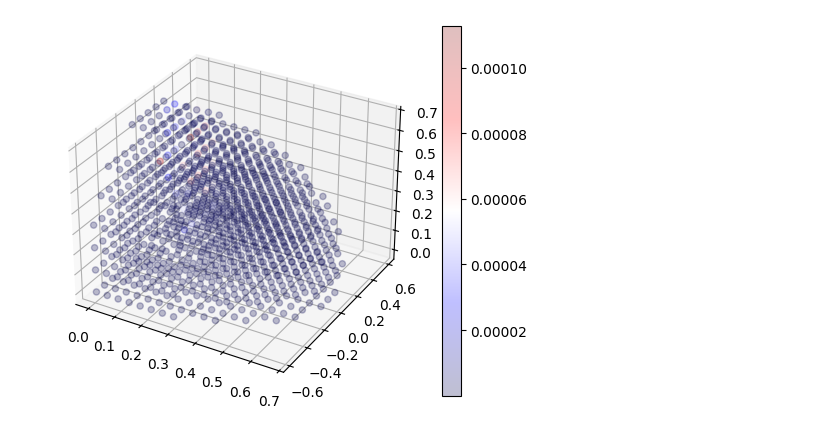
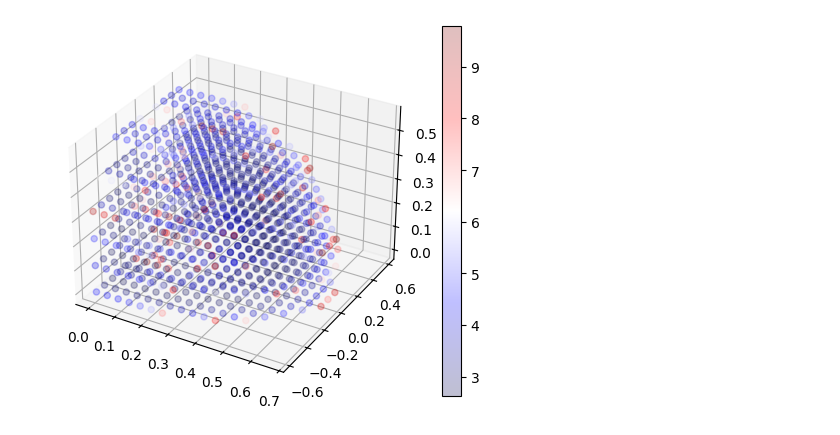
Before and after one commit to composable-learning-manipulation/robot_force_precision_calc, a Jupyter notebook: z1_calculate_ft_precision.ipynb, the cells around one changed output. Cells and saved outputs as stored; diff of their text form; code cells hidden in the pictures.

Commit message:
added sign combination for torque error; added slices

```diff
--- a/z1_calculate_ft_precision.ipynb
+++ b/z1_calculate_ft_precision.ipynb
@@ -40,8 +40,8 @@ import matplotlib.pyplot as plt
 VISUALIZER = MeshcatVisualizer
 
 # IK params
-IK_EPS = 1e-3
-IK_IT_MAX = 100
+IK_EPS = 1e-5
+IK_IT_MAX = 300
 IK_DT = 1e-1
 IK_DAMP = 1e-12
 
@@ -107,8 +107,17 @@ def solve_ik(oMdes: pin.SE3, q0: np.ndarray):
 
 def ft_precision(model, data, ee_frame_id, q: np.ndarray, torque_error: np.ndarray) -> np.float64:
     J = pin.computeFrameJacobian(model, data, q, ee_frame_id, pin.ReferenceFrame.WORLD)
-    ft_error = np.linalg.pinv(J.T) @ torque_error
-    return np.linalg.norm(ft_error[:3])
+    binary_expansions = np.array([list(map(int, format(i, '06b'))) for i in range(64)])
+    sign_combinations = 2 * binary_expansions - 1
+
+    max_force_error = 0
+    for sign_combination in sign_combinations:
+        torque_combination = [sign * element for sign, element in zip(sign_combination, torque_error)]
+        ft_error = np.linalg.pinv(J.T) @ torque_combination
+        force_error = np.linalg.norm(ft_error[:3])
+        max_force_error = max(max_force_error, force_error)
+
+    return max_force_error
 # %%
 # Joint limits check
 
@@ -192,8 +225,7 @@ values = np.array(values)
 # %%
-%matplotlib inline
-fig = plt.figure()
-ax = fig.add_subplot(projection='3d')
-
-scatter = ax.scatter(x,y,z, c=values, cmap='seismic', alpha = 0.25)
-fig.colorbar(scatter, ax=ax)
-plt.show()
+def get_3d_plot(points, point_values):
+    fig = plt.figure()
+    ax = fig.add_subplot(projection='3d')
+    scatter = ax.scatter(points[:, 0], points[:, 1], points[:, 2], c=point_values, cmap='seismic', alpha = 0.25)
+    fig.colorbar(scatter, ax=ax)
+    plt.show()
@@ -223,9 +231,0 @@ good_points = np.array(good_points)
-# %%
-%matplotlib inline
-fig = plt.figure()
-ax = fig.add_subplot(projection='3d')
-scatter = ax.scatter(good_points[:, 0], good_points[:, 1], good_points[:, 2], c=values, cmap='seismic', alpha = 0.25)
-fig.colorbar(scatter, ax=ax)
-plt.show()
-# %% [output]
-[figure, removed]
@@ -231,0 +254,10 @@ plt.show()
+# %%
+X = np.linspace(0., 1., 25)
+Y = np.linspace(-1., 1., 25)
+Z = np.linspace(0., 1., 10)
+good_points, point_values = get_points(model, data, ee_frame_id, X, Y, Z, max_force = 10)
+# %%
+%matplotlib inline
+get_3d_plot(good_points, point_values)
+# %% [output]
+[figure, added]
```
Also changed, not shown: parts of 10 cells of this notebook.
